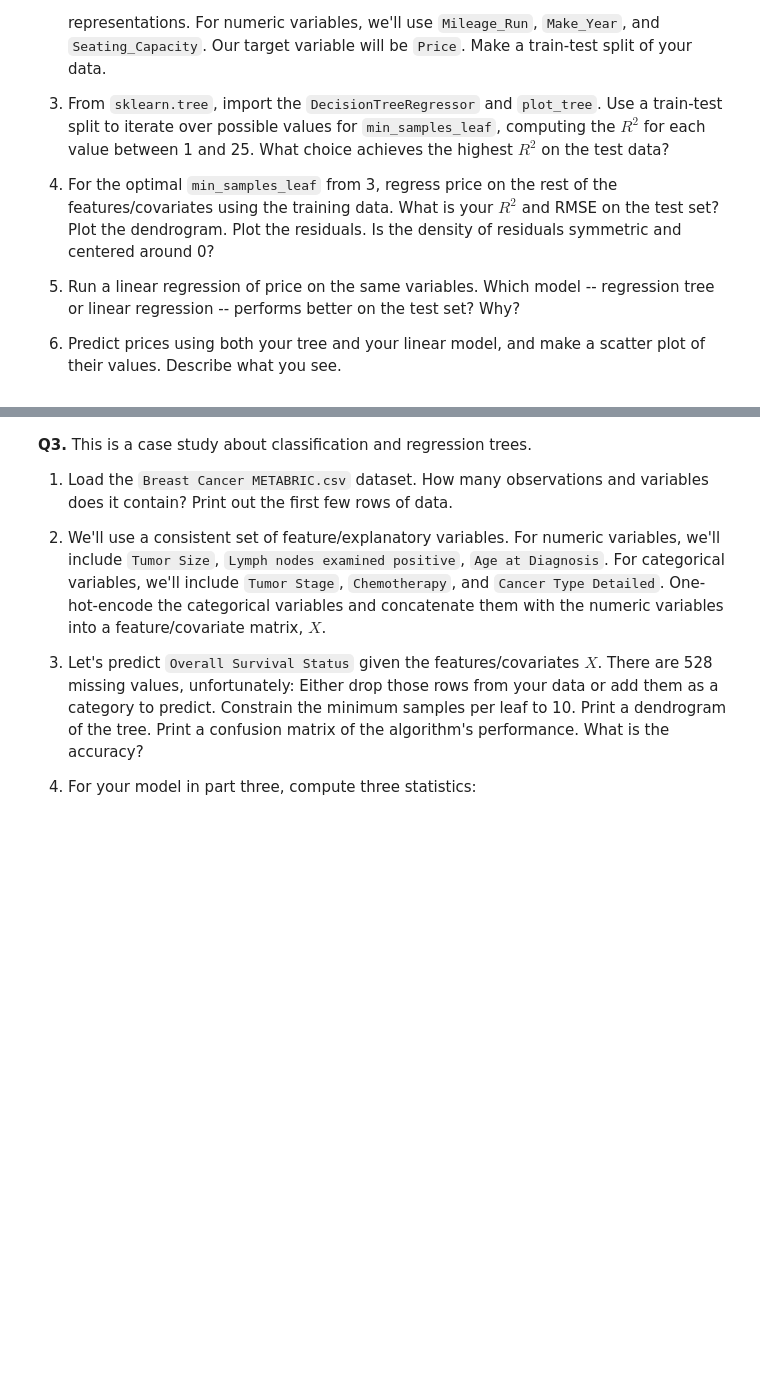
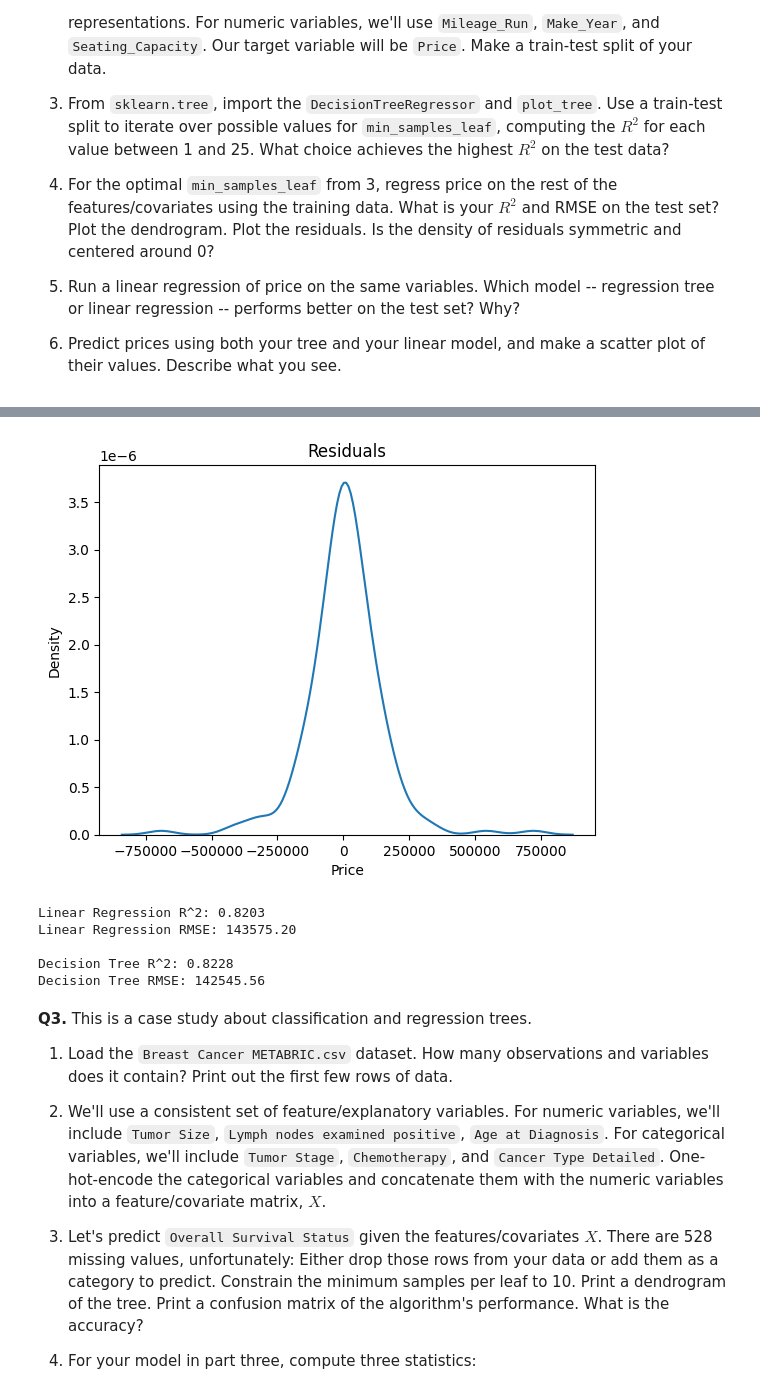
Before and after one commit to fwx5ax/trees, a Jupyter notebook: assignment/assignment.ipynb, the cells around one changed output, grey strips where cells are left out. Drawn from its saved outputs; the diff is of its cells as text; code cells hidden in the pictures; blank space fills up the shorter version.

```diff
--- a/assignment/assignment.ipynb
+++ b/assignment/assignment.ipynb
@@ -48,3 +123,41 @@ If a tree is very deep with many nodes and branches, and nearly pure leaves, it
+# %%
+e = y_test - y_pred
+sns.kdeplot(e).set(title='Residuals')
+plt.show()
+# the residuals are centered around 0 and they are symmetric
+# %% [output]
+[figure, added]
+# %%
+from sklearn.linear_model import LinearRegression
+
+# Initialize and train the linear regression model
+lin_reg = LinearRegression()
+lin_reg.fit(X_train, y_train)
+
+# Make predictions on the test set
+y_pred_lin = lin_reg.predict(X_test)
+
+# Evaluate the linear regression model
+r2_lin = r2_score(y_test, y_pred_lin)
+rmse_lin = np.sqrt(mean_squared_error(y_test, y_pred_lin))
+
+print(f"Linear Regression R^2: {r2_lin:.4f}")
+print(f"Linear Regression RMSE: {rmse_lin:.2f}")
+
+# Compare the models
+print(f"\nDecision Tree R^2: {r2:.4f}")
+print(f"Decision Tree RMSE: {rmse:.2f}")
+
+# the decision tree performs slightly better than linear regression, with a higher R-squared value
+# the regression tree performs better because it does not assume linearity and handles categorical variables (our dummy variables)
+# more intuitively as a decision, rather than some value between 0 and 1. The tree also captures interaction terms/relationships naturally
+# whereas a linear regression would need us to make these interaction terms.
+# %% [output]
+Linear Regression R^2: 0.8203
+Linear Regression RMSE: 143575.20
+
+Decision Tree R^2: 0.8228
+Decision Tree RMSE: 142545.56
 # %% [markdown]
 **Q3.** This is a case study about classification and regression trees.
 
```
Also changed, not shown: parts of 6 cells of this notebook.
